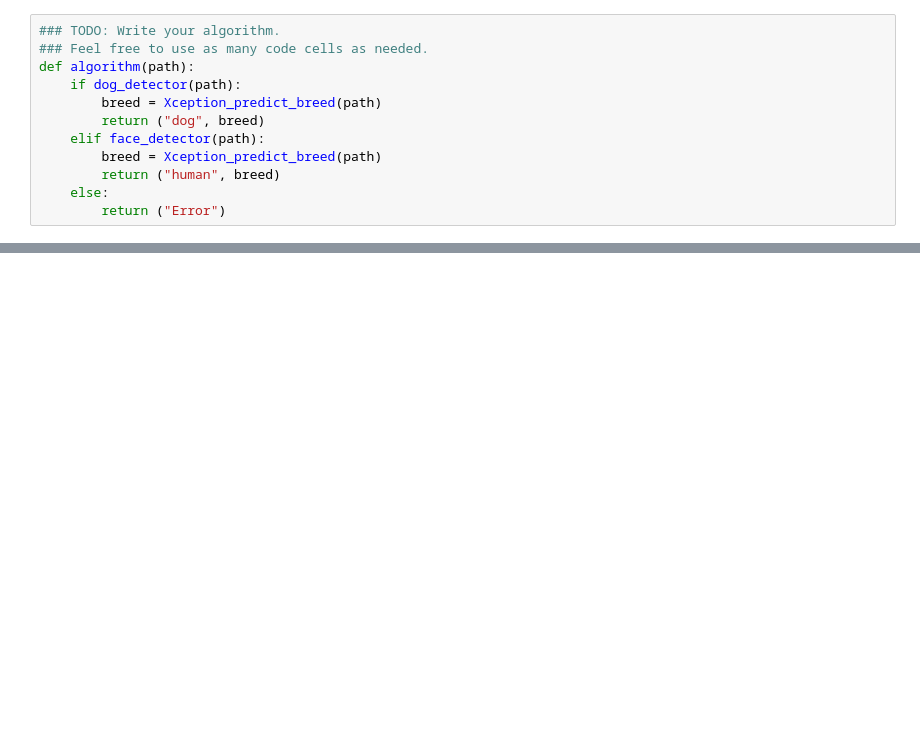
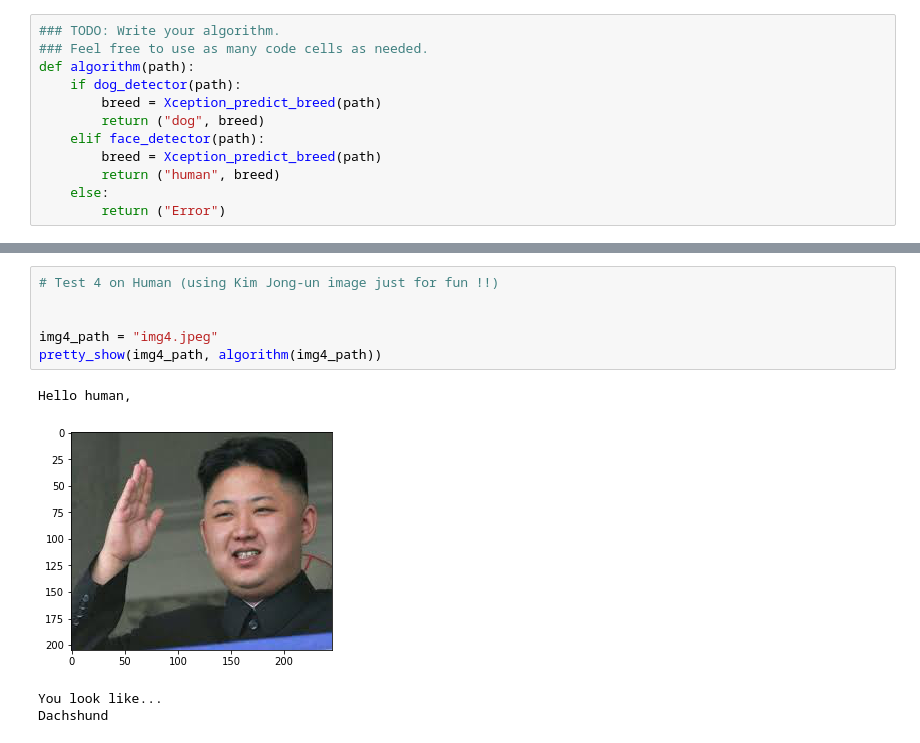
Before and after one commit to arkitpatel/Dog-Breed-Classifier, a Jupyter notebook: dog_app.ipynb, the cells around one changed output, grey strips where cells are left out. Cells and saved outputs as stored; diff of their text form; blank space fills up the shorter version.

```diff
--- a/dog_app.ipynb
+++ b/dog_app.ipynb
@@ -815,0 +863,11 @@ Sorry classification failed
+# %%
+# Test 4 on Human (using Kim Jong-un image just for fun !!)
+
+
+img4_path = "img4.jpeg"
+pretty_show(img4_path, algorithm(img4_path))
+# %% [output]
+Hello human,
+[figure, added]
+You look like...
+Dachshund
```
Also changed, not shown: parts of 19 cells of this notebook.
